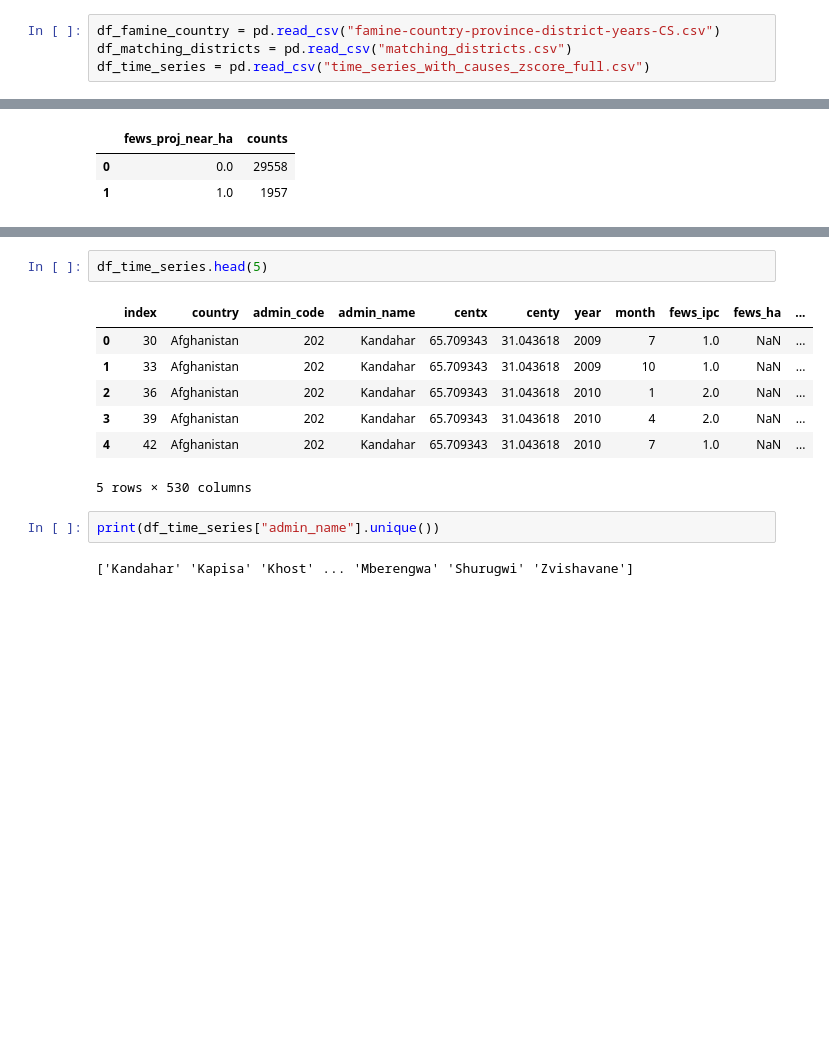
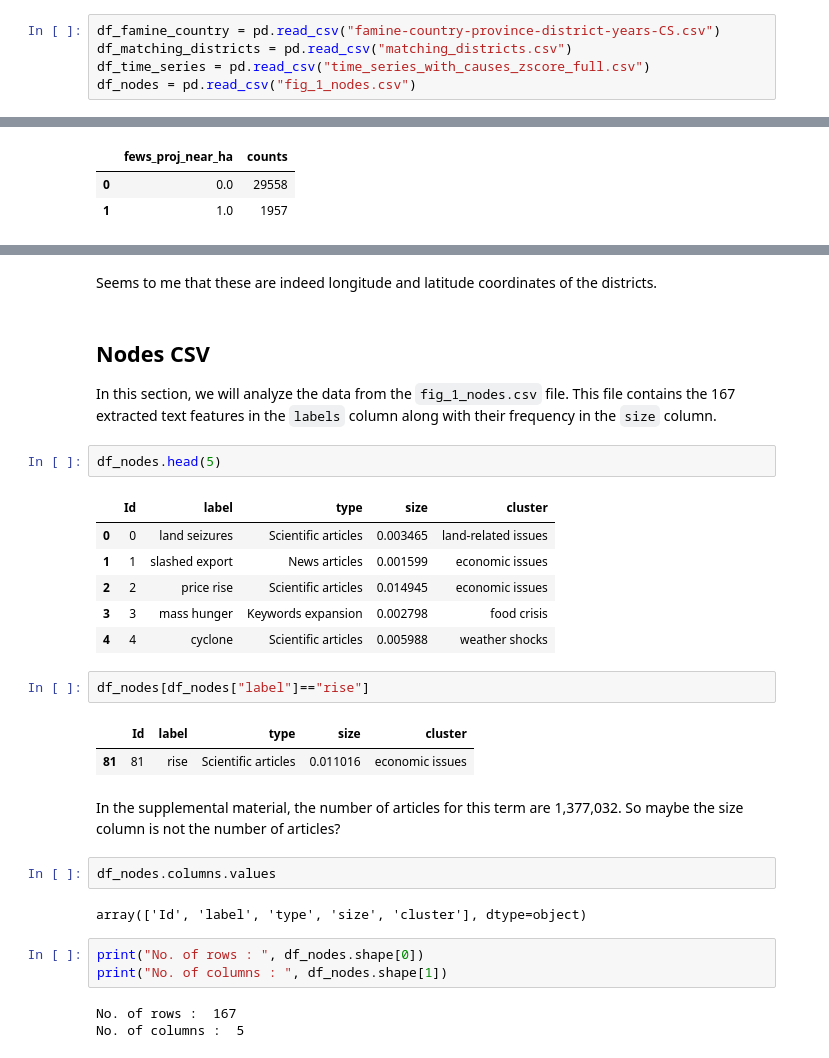
Before and after one commit to Aisha630/Predicting-food-insecurity, a Jupyter notebook: explore.ipynb, the cells around one changed output, grey strips where cells are left out. Cells and saved outputs as stored; diff of their text form; blank space fills up the shorter version.

Commit message:
feat: :monocle_face: Add more analysis and add supplemental material from paper

```diff
--- a/explore.ipynb
+++ b/explore.ipynb
@@ -30,3 +31,4 @@ import os
 df_famine_country = pd.read_csv("famine-country-province-district-years-CS.csv")
 df_matching_districts = pd.read_csv("matching_districts.csv")
 df_time_series = pd.read_csv("time_series_with_causes_zscore_full.csv")
+df_nodes = pd.read_csv("fig_1_nodes.csv")
@@ -339,14 +424,32 @@ The next question is what do `admin_code` and `admin_name` mean? I think `admin_
+# %% [markdown]
+Seems to me that these are indeed longitude and latitude coordinates of the districts.
+# %% [markdown]
+## Nodes CSV
+
+In this section, we will analyze the data from the `fig_1_nodes.csv` file. This file contains the 167 extracted text features in the `labels` column along with their frequency in the `size` column.
 # %%
-df_time_series.head(5)
+df_nodes.head(5)
 # %% [output]
-|  | index | country | admin_code | admin_name | centx | centy | year | month | fews_ipc | fews_ha | ... |
-| 0 | 30 | Afghanistan | 202 | Kandahar | 65.709343 | 31.043618 | 2009 | 7 | 1.0 | NaN | ... |
-| 1 | 33 | Afghanistan | 202 | Kandahar | 65.709343 | 31.043618 | 2009 | 10 | 1.0 | NaN | ... |
-| 2 | 36 | Afghanistan | 202 | Kandahar | 65.709343 | 31.043618 | 2010 | 1 | 2.0 | NaN | ... |
-| 3 | 39 | Afghanistan | 202 | Kandahar | 65.709343 | 31.043618 | 2010 | 4 | 2.0 | NaN | ... |
-| 4 | 42 | Afghanistan | 202 | Kandahar | 65.709343 | 31.043618 | 2010 | 7 | 1.0 | NaN | ... |
+|  | Id | label | type | size | cluster |
+| 0 | 0 | land seizures | Scientific articles | 0.003465 | land-related issues |
+| 1 | 1 | slashed export | News articles | 0.001599 | economic issues |
+| 2 | 2 | price rise | Scientific articles | 0.014945 | economic issues |
+| 3 | 3 | mass hunger | Keywords expansion | 0.002798 | food crisis |
+| 4 | 4 | cyclone | Scientific articles | 0.005988 | weather shocks |
-5 rows × 530 columns
-# %%
-print(df_time_series["admin_name"].unique())
-# %% [output]
-['Kandahar' 'Kapisa' 'Khost' ... 'Mberengwa' 'Shurugwi' 'Zvishavane']
+# %%
+df_nodes[df_nodes["label"]=="rise"]
+# %% [output]
+|  | Id | label | type | size | cluster |
+| 81 | 81 | rise | Scientific articles | 0.011016 | economic issues |
+# %% [markdown]
+In the supplemental material, the number of articles for this term are 1,377,032. So maybe the size column is not the number of articles?
+# %%
+df_nodes.columns.values
+# %% [output]
+array(['Id', 'label', 'type', 'size', 'cluster'], dtype=object)
+# %%
+print("No. of rows : ", df_nodes.shape[0])
+print("No. of columns : ", df_nodes.shape[1])
+# %% [output]
+No. of rows :  167
+No. of columns :  5
```
Also changed, not shown: parts of 20 cells of this notebook, 1 other file.
